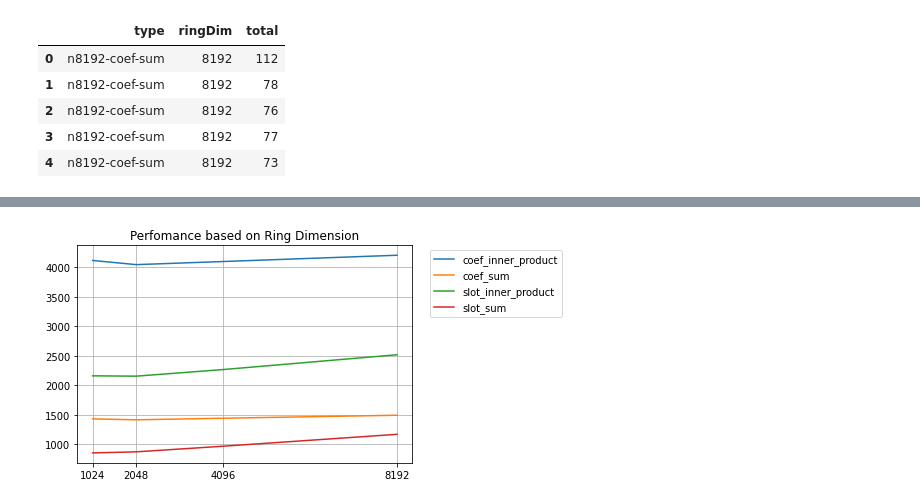
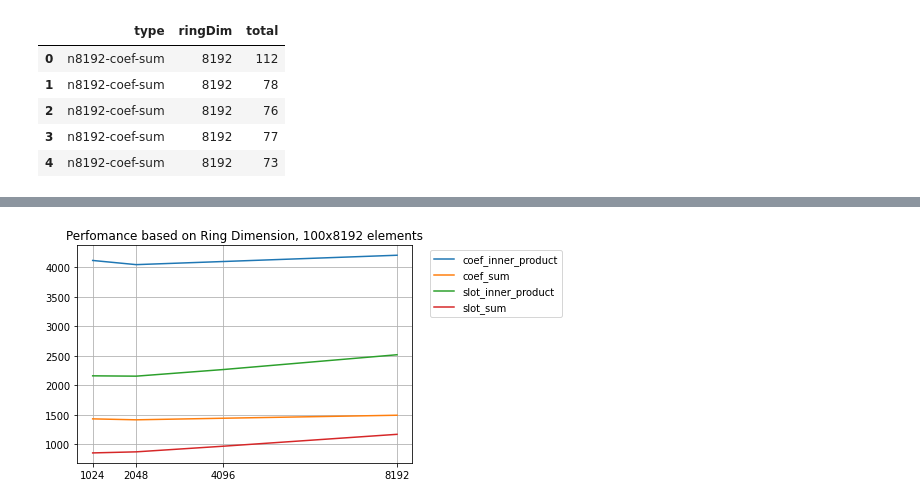
Before and after one commit to BernardoRamalho/HE_Optimization, a Jupyter notebook: Outcomes/Notebooks/ringDimOptimization.ipynb, the cells around one changed output, grey strips where cells are left out. Saved outputs shown, nothing was run; the diff lists cells and outputs as text; code cells hidden in the pictures.

```diff
--- a/Outcomes/Notebooks/ringDimOptimization.ipynb
+++ b/Outcomes/Notebooks/ringDimOptimization.ipynb
@@ -106,15 +162,15 @@ optimized_n100x8192_mean_df.loc[optimized_n100x8192_mean_df['type'] == 'n100x819
 # %%
 fig, ax = plt.subplots()
 ax.plot(n100x8192_mean_df[n100x8192_mean_df['type'] == 'coef_inner_product'][' ringDim'], n100x8192_mean_df[n100x8192_mean_df['type'] == 'coef_inner_product'][' total'], label='coef_inner_product')
 ax.plot(n100x8192_mean_df[n100x8192_mean_df['type'] == 'coef_sum'][' ringDim'], n100x8192_mean_df[n100x8192_mean_df['type'] == 'coef_sum'][' total'], label='coef_sum')
 ax.plot(n100x8192_mean_df[n100x8192_mean_df['type'] == 'slot_inner_product'][' ringDim'], n100x8192_mean_df[n100x8192_mean_df['type'] == 'slot_inner_product'][' total'], label='slot_inner_product')
 ax.plot(n100x8192_mean_df[n100x8192_mean_df['type'] == 'slot_sum'][' ringDim'], n100x8192_mean_df[n100x8192_mean_df['type'] == 'slot_sum'][' total'], label='slot_sum')
 
 handles, labels = ax.get_legend_handles_labels()
 lgd = ax.legend(handles, labels, loc='upper center', bbox_to_anchor=(1.25, 1))
-ax.set_title("Perfomance based on Ring Dimension")
+ax.set_title("Perfomance based on Ring Dimension, 100x8192 elements")
 ax.grid('on')
 plt.xticks([1024, 2048, 4096, 8192])
 plt.show()
 # %% [output]
-[figure, old version]
+[figure, new version]
```
Also changed, not shown: parts of 15 cells of this notebook, 6 other files.
